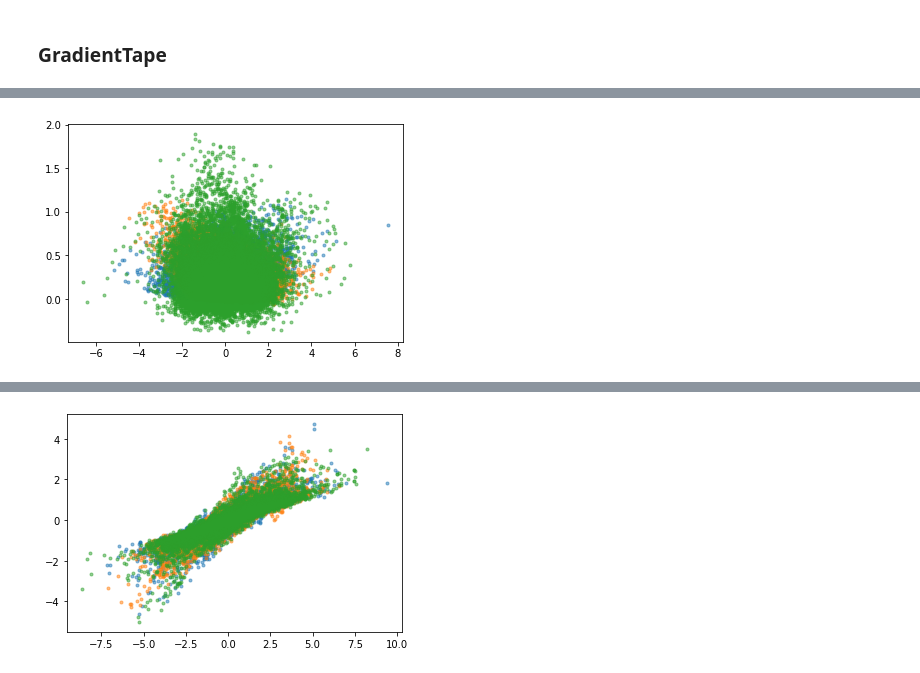
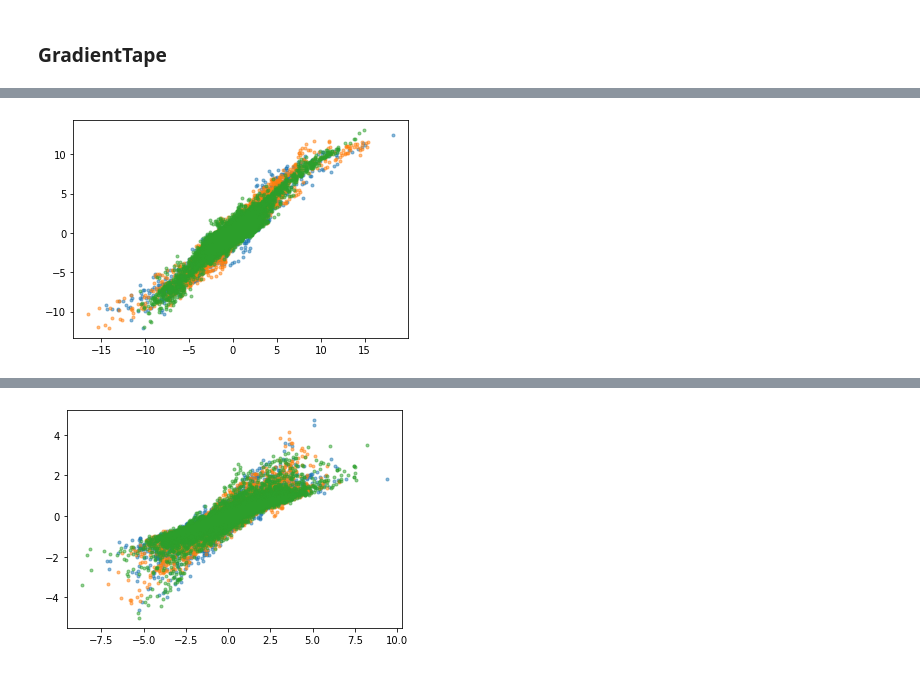
Before and after one commit to SumeetChougule/PM-HR, a Jupyter notebook: notebooks/Force_correction.ipynb, the cells around one changed output, grey strips where cells are left out. Drawn from its saved outputs; the diff is of its cells as text; code cells hidden in the pictures.

```diff
--- a/notebooks/Force_correction.ipynb
+++ b/notebooks/Force_correction.ipynb
@@ -326,0 +380,4 @@ for epoch in range(epochs):
+# %%
+# Correlation coef after 5000 epochs
+for d in range(1):
+    print(np.corrcoef(y_1d[:, d], F_prop[:, d]))
@@ -354,0 +417,4 @@ Min loss is 0.2378070056438446
+# %%
+# After training for 100 epochs
+for d in range(3):
+  plt.plot(y[::, d],F_prop[::,d],'.', alpha=0.5)
@@ -354,0 +423,4 @@ Min loss is 0.2378070056438446
+# %%
+# After training for 500 epochs
+for d in range(3):
+  plt.plot(y[::, d],F_prop[::,d],'.', alpha=0.5)
@@ -354,0 +429,4 @@ Min loss is 0.2378070056438446
+# %%
+# After training for 1000 epochs
+for d in range(3):
+  plt.plot(y[::, d],F_prop[::,d],'.', alpha=0.5)
@@ -355,7 +435,7 @@ Min loss is 0.2378070056438446
 # %%
 # After training for 5000 epochs
 for d in range(3):
-  plt.plot(y[::, d],out[::,d],'.', alpha=0.5)
+  plt.plot(y[::, d],F_prop[::,d],'.', alpha=0.5)
 # %% [output]
-[figure, old version]
+[figure, new version]
 # %%
```
Also changed, not shown: parts of 37 cells of this notebook.
